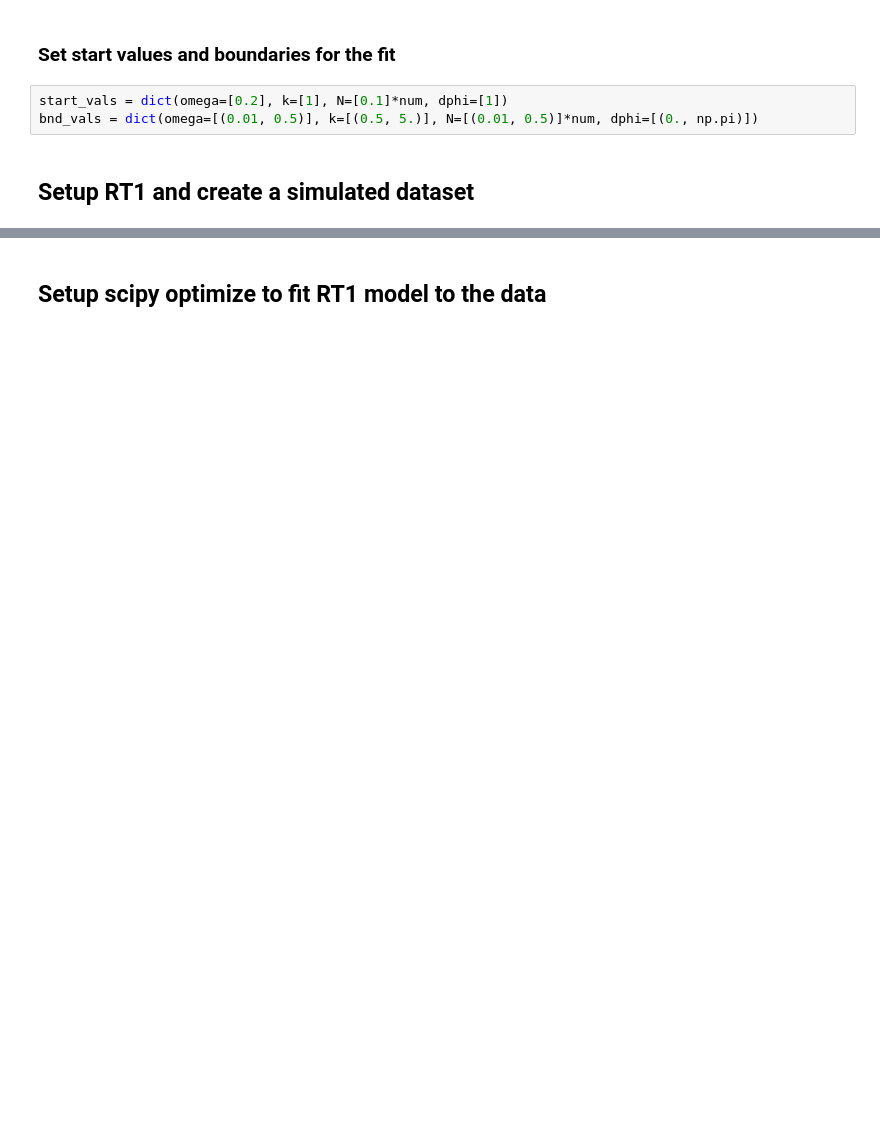
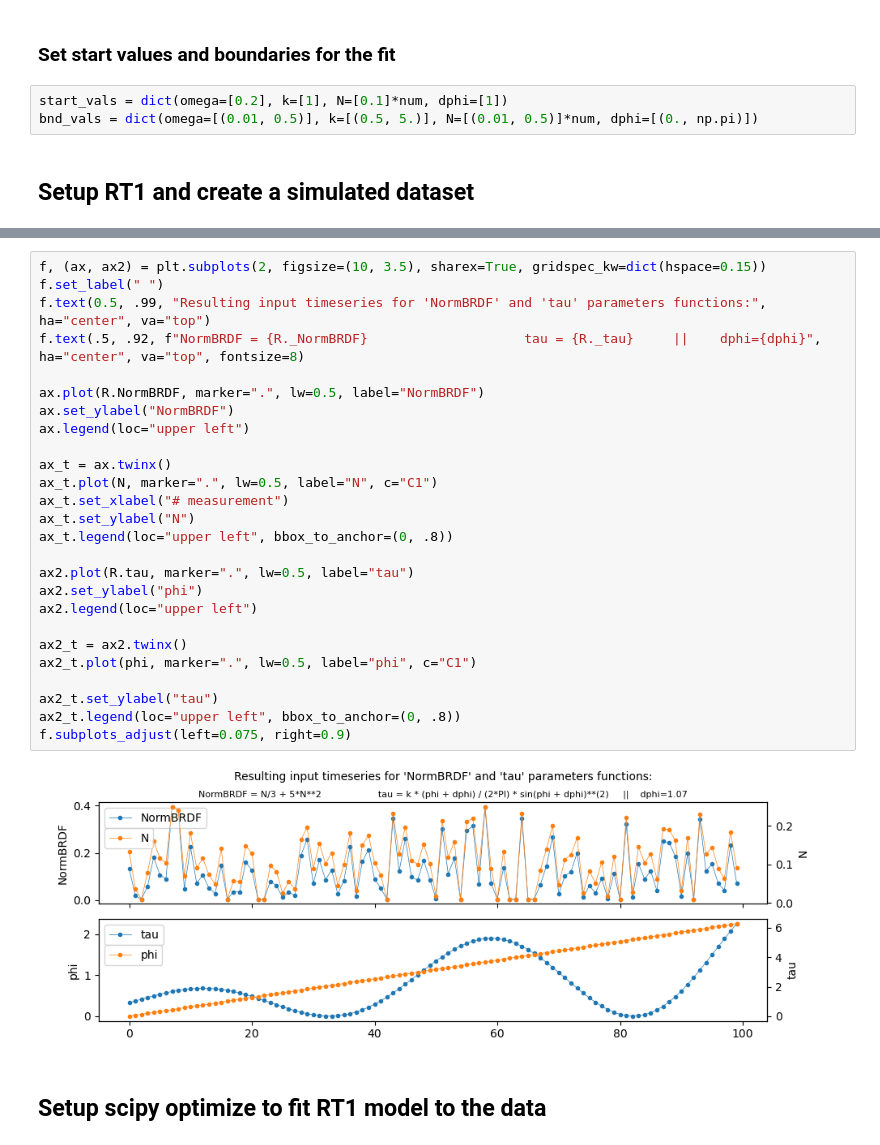
Before and after one commit to TUW-GEO/rt1_model, a Jupyter notebook: docs/examples/retrieval_4_parameter_functions.ipynb, the cells around one changed output, grey strips where cells are left out. Cells and saved outputs as stored; diff of their text form; blank space fills up the shorter version.

```diff
--- a/docs/examples/retrieval_4_parameter_functions.ipynb
+++ b/docs/examples/retrieval_4_parameter_functions.ipynb
@@ -59,3 +61,31 @@ tot += np.random.normal(0, noise_sigma, tot.shape)
+# %%
+f, (ax, ax2) = plt.subplots(2, figsize=(10, 3.5), sharex=True, gridspec_kw=dict(hspace=0.15))
+f.set_label(" ")
+f.text(0.5, .99, "Resulting input timeseries for 'NormBRDF' and 'tau' parameters functions:", ha="center", va="top")
+f.text(.5, .92, f"NormBRDF = {R._NormBRDF}                    tau = {R._tau}     ||    dphi={dphi}", ha="center", va="top", fontsize=8)
+
+ax.plot(R.NormBRDF, marker=".", lw=0.5, label="NormBRDF")
+ax.set_ylabel("NormBRDF")
+ax.legend(loc="upper left")
+
+ax_t = ax.twinx()
+ax_t.plot(N, marker=".", lw=0.5, label="N", c="C1")
+ax_t.set_xlabel("# measurement")
+ax_t.set_ylabel("N")
+ax_t.legend(loc="upper left", bbox_to_anchor=(0, .8))
+
+ax2.plot(R.tau, marker=".", lw=0.5, label="tau")
+ax2.set_ylabel("phi")
+ax2.legend(loc="upper left")
+
+ax2_t = ax2.twinx()
+ax2_t.plot(phi, marker=".", lw=0.5, label="phi", c="C1")
+
+ax2_t.set_ylabel("tau")
+ax2_t.legend(loc="upper left", bbox_to_anchor=(0, .8))
+f.subplots_adjust(left=0.075, right=0.9)
+# %% [output]
+[figure, added]
 # %% [markdown]
 ## Setup scipy optimize to fit RT1 model to the data
 # %%
```
Also changed, not shown: parts of 6 cells of this notebook, 3 other files.
